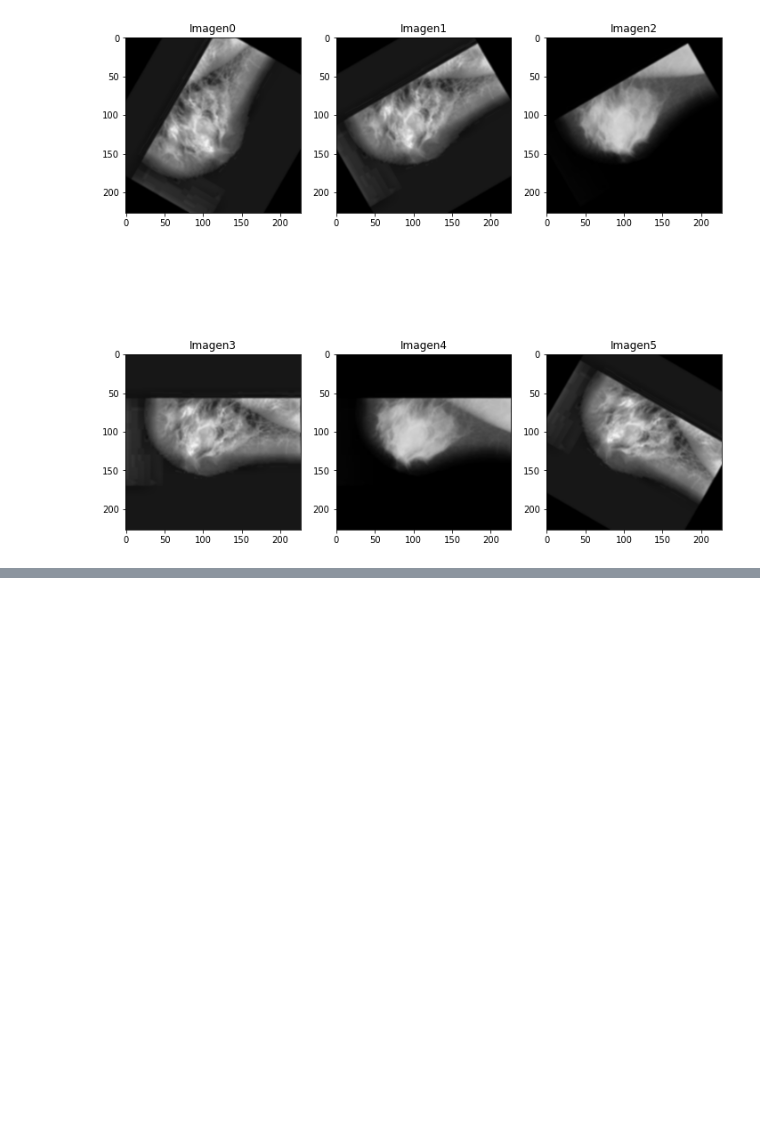
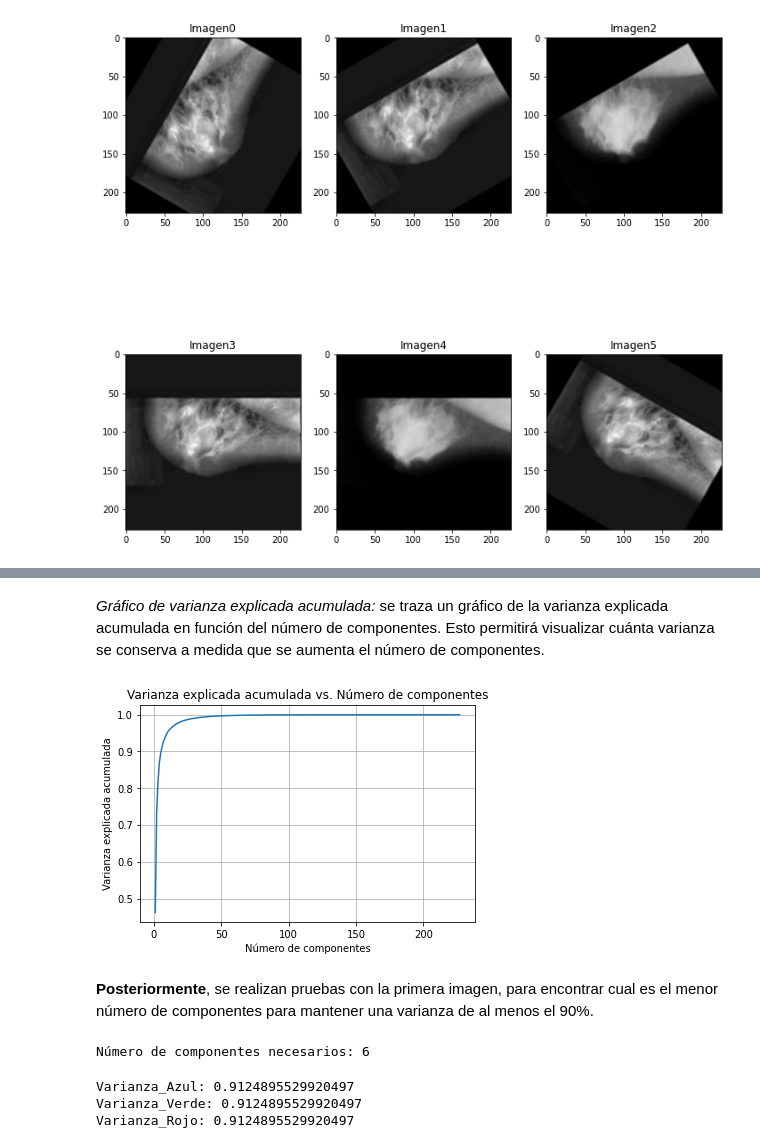
Before and after one commit to AndreaCTS/Procesamiento_Imagenes, a Jupyter notebook: Opencv/read3.ipynb, the cells around one changed output, grey strips where cells are left out. Saved outputs shown, nothing was run; the diff lists cells and outputs as text; code cells hidden in the pictures; blank space fills up the shorter version.

Commit message:
application of PCA to images

```diff
--- a/Opencv/read3.ipynb
+++ b/Opencv/read3.ipynb
@@ -153,0 +165,62 @@ filtroSmooth()
+# %% [markdown]
+*Gráfico de varianza explicada acumulada:* se traza un gráfico de la varianza explicada acumulada en función del número de componentes. Esto permitirá visualizar cuánta varianza se conserva a medida que se aumenta el número de componentes.
+# %%
+
+im1 = Image.open("Photos/mdb001 (2).png")
+# Ajustar PCA a los datos
+pca = PCA()
+pca.fit(im1)
+
+# Obtener la varianza explicada acumulada
+varianza_explicada_acumulada = np.cumsum(pca.explained_variance_ratio_)
+
+# Graficar la varianza explicada acumulada
+plt.plot(range(1, len(varianza_explicada_acumulada) + 1), varianza_explicada_acumulada)
+plt.xlabel('Número de componentes')
+plt.ylabel('Varianza explicada acumulada')
+plt.title('Varianza explicada acumulada vs. Número de componentes')
+plt.grid(True)
+plt.show()
+# %% [output]
+[figure, added]
+# %% [markdown]
+ **Posteriormente**, se realizan pruebas con la primera imagen, para encontrar cual es el menor número de componentes para mantener una varianza de al menos el 90%.
+# %%
+im1 = Image.open("Photos/mdb001 (2).png")
+# Crear una instancia del objeto PCA
+pca = PCA()
+
+#Ajustar PCA a los datos
+pca.fit(im1)
+
+# Especificar la proporción de varianza deseada (por ejemplo, 0.9 para el 90%)
+proportion_varianza_deseada = 0.9
+
+# Encontrar el número mínimo de componentes necesarios para alcanzar la proporción de varianza deseada
+num_componentes = np.argmax(varianza_explicada_acumulada >= proportion_varianza_deseada) + 1
+
+print("Número de componentes necesarios:", num_componentes)
+# %% [output]
+Número de componentes necesarios: 6
+# %%
+#Se puede indicar el "0.9" permite que se encuentren componentes principales
+#que expliquen el 90% de la varianza de los pixeles
+
+pca = PCA(6)
+blue, green, red = imagenes[0].split()
+
+pca.fit(blue)
+trans_pca_azul = pca.transform(blue)
+pca.fit(green)
+trans_pca_verde = pca.transform(green)
+
+pca.fit(red)
+trans_pca_rojo = pca.transform(red)
+
+print(f"Varianza_Azul: {sum(pca.explained_variance_ratio_)}")
+print(f"Varianza_Verde: {sum(pca.explained_variance_ratio_)}")
+print(f"Varianza_Rojo: {sum(pca.explained_variance_ratio_)}")
+# %% [output]
+Varianza_Azul: 0.9124895529920497
+Varianza_Verde: 0.9124895529920497
+Varianza_Rojo: 0.9124895529920497
```
Also changed, not shown: parts of 11 cells of this notebook.
